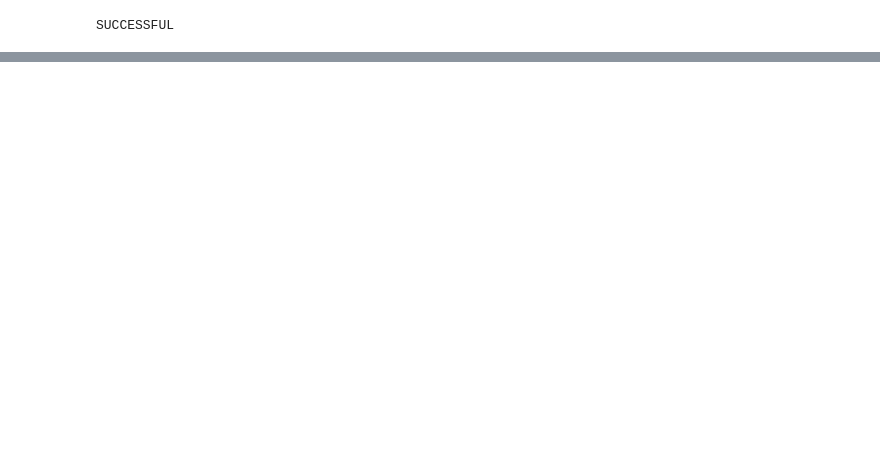
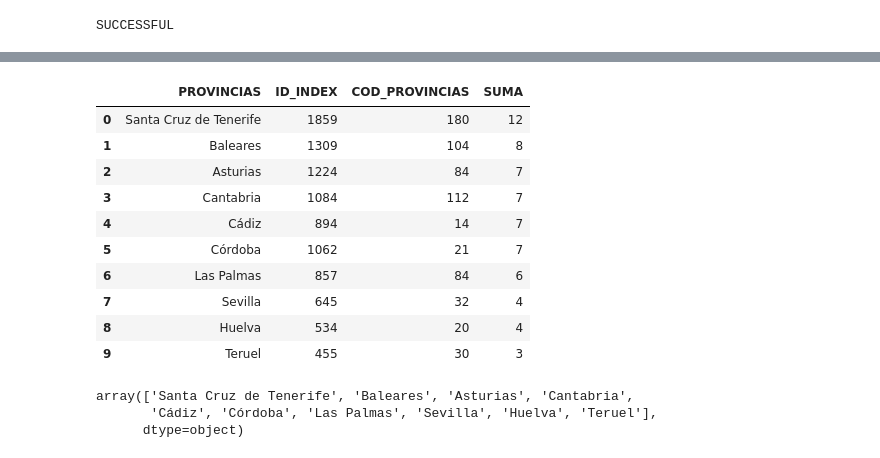
Before and after one commit to Wallace-80/DESAFIO_Data, a Jupyter notebook: src/notebook/ver base de datos.ipynb, the cells around one changed output, grey strips where cells are left out. Drawn from its saved outputs; the diff is of its cells as text; code cells hidden in the pictures; blank space fills up the shorter version.

```diff
--- a/src/notebook/ver base de datos.ipynb
+++ b/src/notebook/ver base de datos.ipynb
@@ -128,0 +137,3 @@ conn.close()
+# %%
+df_espana = pd.DataFrame(ls_espana, columns=('COD_PROVINCIAS','PROVINCIAS'))
+df_espana.head()
@@ -128,0 +153,3 @@ conn.close()
+# %%
+df_input["COD_PROVINCIAS"]=df_input["COD_PROVINCIAS"].astype("int64")
+df_input.dtypes
@@ -128,0 +162,3 @@ conn.close()
+# %%
+df_input_espana=pd.merge(df_input, df_espana,on="COD_PROVINCIAS")
+df_input_espana
@@ -128,0 +195,4 @@ conn.close()
+# %%
+df_input_espana2=df_input_espana.copy()
+df_input_espana2['SUMA']=1
+df_input_espana2
@@ -128,0 +213,25 @@ conn.close()
+# %%
+df_input_espana2=df_input_espana2.groupby('PROVINCIAS').sum('SUMA')
+df_input_espana2.sort_values(by='SUMA', ascending=False, inplace=True)
+df_input_espana2=df_input_espana2[:10]
+df_input_espana2.reset_index(inplace=True)
+df_input_espana2
+# %% [output]
+|  | PROVINCIAS | ID_INDEX | COD_PROVINCIAS | SUMA |
+| 0 | Santa Cruz de Tenerife | 1859 | 180 | 12 |
+| 1 | Baleares | 1309 | 104 | 8 |
+| 2 | Asturias | 1224 | 84 | 7 |
+| 3 | Cantabria | 1084 | 112 | 7 |
+| 4 | Cádiz | 894 | 14 | 7 |
+| 5 | Córdoba | 1062 | 21 | 7 |
+| 6 | Las Palmas | 857 | 84 | 6 |
+| 7 | Sevilla | 645 | 32 | 4 |
+| 8 | Huelva | 534 | 20 | 4 |
+| 9 | Teruel | 455 | 30 | 3 |
+# %%
+colores4=df_input_espana2['PROVINCIAS'].unique()
+colores4
+# %% [output]
+array(['Santa Cruz de Tenerife', 'Baleares', 'Asturias', 'Cantabria',
+       'Cádiz', 'Córdoba', 'Las Palmas', 'Sevilla', 'Huelva', 'Teruel'],
+      dtype=object)
```
Also changed, not shown: parts of 22 cells of this notebook.
